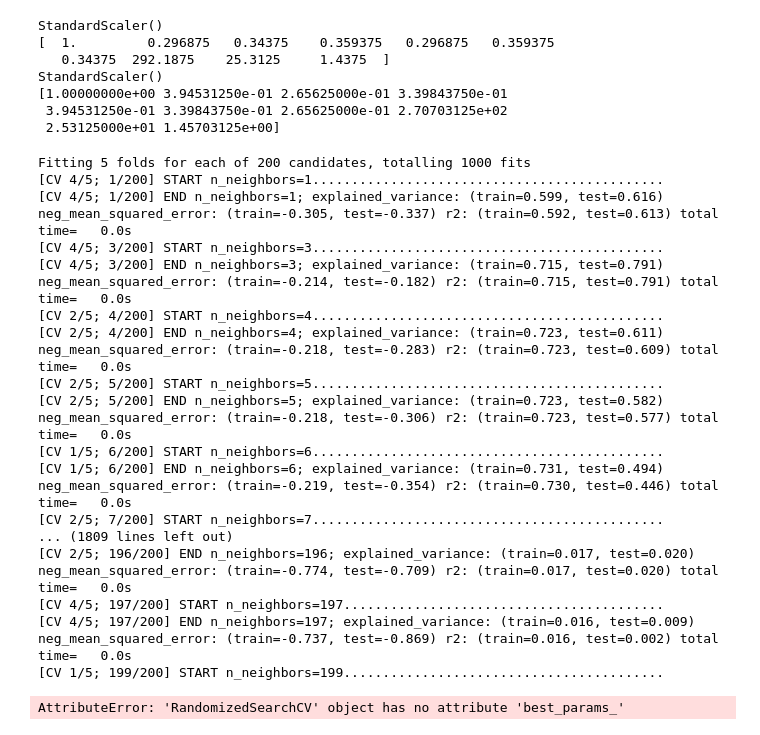
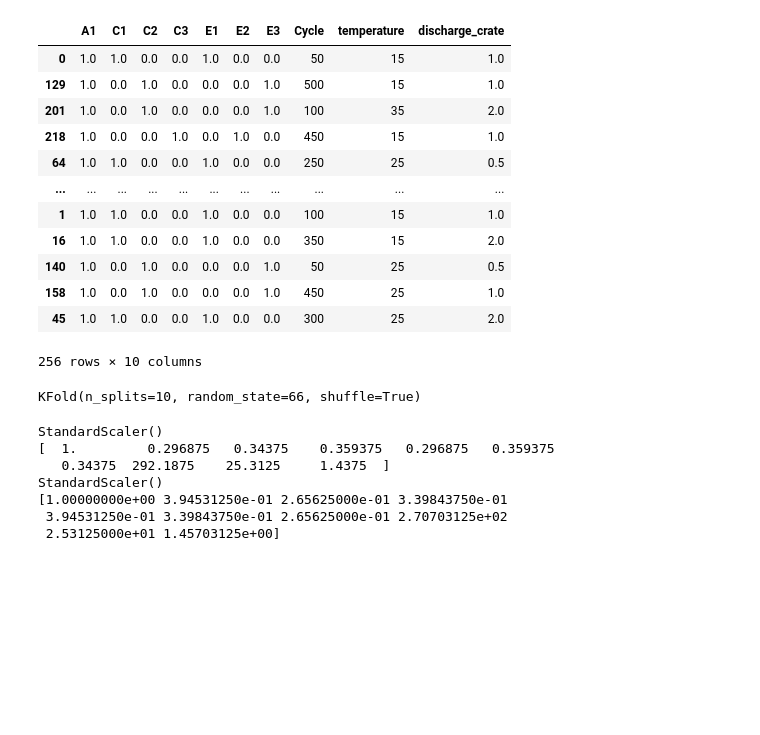
Before and after one commit to SZ-Jasper/SELEC, a Jupyter notebook: supplementary/KNN_Regression.ipynb, the cells around one changed output. Cells and saved outputs as stored; diff of their text form; code cells hidden in the pictures; blank space fills up the shorter version.

```diff
--- a/supplementary/KNN_Regression.ipynb
+++ b/supplementary/KNN_Regression.ipynb
@@ -43,18 +64,16 @@ df_battery = pd.concat([ACE, df_battery],axis=1)
 # %%
-data = df_battery
+data = df_enbattery
 
 np.random.seed(66)
-def data_split (data, test_ratio):
-    df = pd.DataFrame(data)
-    total_row = df.shape[0]
+def data_split (df_enbattery, test_ratio):
 
+    total_row = df_enbattery.shape[0]
     test_row = round(total_row *test_ratio)
-
     train_row = total_row -test_row
 
     indices =np.random.permutation(total_row)
     train_indx, test_idx =indices[:train_row], indices[train_row:]
-    train,test = df.iloc[train_indx,:], df.iloc[test_idx,:]
+    train,test = df_enbattery.iloc[train_indx,:], df_enbattery.iloc[test_idx,:]
     X_test = test[['A1','C1','C2','C3','E1','E2','E3','Cycle','temperature','discharge_crate']]
 #    y_test = test[['Charge_Capacity (Ah)']]
     y_test = test[['Discharge_Capacity (Ah)']]
@@ -62,6 +81,7 @@ def data_split (data, test_ratio):
 #    y_test = test[['Discharge_Energy (Wh)']]
 #    y_test = test[['Coulombic_Efficiency (%)']]
 #    y_test = test[['Energy_Efficiency (%)']]
+
     X_train = train[['A1','C1','C2','C3','E1','E2','E3','Cycle','temperature','discharge_crate']]
 #    y_train = train[['Charge_Capacity (Ah)']]
     y_train = train[['Discharge_Capacity (Ah)']]
@@ -72,4 +92,20 @@ def data_split (data, test_ratio):
     return train,test,X_train,y_train,X_test,y_test
 
 train,test,X_train,y_train,X_test,y_test = data_split(data,0.2)
+# %%
+X_train
+# %% [output]
+|  | A1 | C1 | C2 | C3 | E1 | E2 | E3 | Cycle | temperature | discharge_crate |
+| 0 | 1.0 | 1.0 | 0.0 | 0.0 | 1.0 | 0.0 | 0.0 | 50 | 15 | 1.0 |
+| 129 | 1.0 | 0.0 | 1.0 | 0.0 | 0.0 | 0.0 | 1.0 | 500 | 15 | 1.0 |
+| 201 | 1.0 | 0.0 | 1.0 | 0.0 | 0.0 | 0.0 | 1.0 | 100 | 35 | 2.0 |
+| 218 | 1.0 | 0.0 | 0.0 | 1.0 | 0.0 | 1.0 | 0.0 | 450 | 15 | 1.0 |
+| 64 | 1.0 | 1.0 | 0.0 | 0.0 | 1.0 | 0.0 | 0.0 | 250 | 25 | 0.5 |
+| ... | ... | ... | ... | ... | ... | ... | ... | ... | ... | ... |
+| 1 | 1.0 | 1.0 | 0.0 | 0.0 | 1.0 | 0.0 | 0.0 | 100 | 15 | 1.0 |
+| 16 | 1.0 | 1.0 | 0.0 | 0.0 | 1.0 | 0.0 | 0.0 | 350 | 15 | 2.0 |
+| 140 | 1.0 | 0.0 | 1.0 | 0.0 | 0.0 | 0.0 | 1.0 | 50 | 25 | 0.5 |
+| 158 | 1.0 | 0.0 | 1.0 | 0.0 | 0.0 | 0.0 | 1.0 | 450 | 25 | 1.0 |
+| 45 | 1.0 | 1.0 | 0.0 | 0.0 | 1.0 | 0.0 | 0.0 | 300 | 25 | 2.0 |
+256 rows × 10 columns
 # %%
@@ -77,5 +113,9 @@ train,test,X_train,y_train,X_test,y_test = data_split(data,0.2)
 kf = KFold(n_splits=10,random_state =66,shuffle= True)
 #print(X_test,y_test,X_train,y_train)
+# %%
+print(kf)
+# %% [output]
+KFold(n_splits=10, random_state=66, shuffle=True)
 # %%
 #Data scaling, algorithms that use distance measures are affected by the scale of numerical input variables
 #Standardization assumes that your observations fit a Guassian distribution with well-behaved mean and standard deviation
@@ -96,49 +136,3 @@ StandardScaler()
 [1.00000000e+00 3.94531250e-01 2.65625000e-01 3.39843750e-01
  3.94531250e-01 3.39843750e-01 2.65625000e-01 2.70703125e+02
  2.53125000e+01 1.45703125e+00]
-# %%
-#tuning hyperparameters
-rand_para = {'n_neighbors':range(1,201)}
-
-svm_model =KNeighborsRegressor()
-n_iteration = 200
-Scoring = ['explained_variance','neg_mean_squared_error',"r2"]
-random_search = RandomizedSearchCV(svm_model,
-                                   param_distributions=rand_para,
-                                   cv =5,
-                                   scoring=Scoring,
-                                   error_score=0,
-                                   random_state=66,
-                                   return_train_score=True,
-                                   n_jobs=-1,
-                                   n_iter=n_iteration,
-                                   verbose=10,
-                                   refit=False)
-
-
-
-random_search.fit(X_train,y_train)
-
-#y_predict=random_search.predict(X_test)
-#math.sqrt(stcs.mean((y_predict-y_test)**2))
-
-print('Best hyperparameters: ', random_search.best_params_)
-# %% [output]
-Fitting 5 folds for each of 200 candidates, totalling 1000 fits
-[CV 4/5; 1/200] START n_neighbors=1.............................................
-[CV 4/5; 1/200] END n_neighbors=1; explained_variance: (train=0.599, test=0.616) neg_mean_squared_error: (train=-0.305, test=-0.337) r2: (train=0.592, test=0.613) total time=   0.0s
-[CV 4/5; 3/200] START n_neighbors=3.............................................
-[CV 4/5; 3/200] END n_neighbors=3; explained_variance: (train=0.715, test=0.791) neg_mean_squared_error: (train=-0.214, test=-0.182) r2: (train=0.715, test=0.791) total time=   0.0s
-[CV 2/5; 4/200] START n_neighbors=4.............................................
-[CV 2/5; 4/200] END n_neighbors=4; explained_variance: (train=0.723, test=0.611) neg_mean_squared_error: (train=-0.218, test=-0.283) r2: (train=0.723, test=0.609) total time=   0.0s
-[CV 2/5; 5/200] START n_neighbors=5.............................................
-[CV 2/5; 5/200] END n_neighbors=5; explained_variance: (train=0.723, test=0.582) neg_mean_squared_error: (train=-0.218, test=-0.306) r2: (train=0.723, test=0.577) total time=   0.0s
-[CV 1/5; 6/200] START n_neighbors=6.............................................
-[CV 1/5; 6/200] END n_neighbors=6; explained_variance: (train=0.731, test=0.494) neg_mean_squared_error: (train=-0.219, test=-0.354) r2: (train=0.730, test=0.446) total time=   0.0s
-[CV 2/5; 7/200] START n_neighbors=7.............................................
-... (1809 lines left out)
-[CV 2/5; 196/200] END n_neighbors=196; explained_variance: (train=0.017, test=0.020) neg_mean_squared_error: (train=-0.774, test=-0.709) r2: (train=0.017, test=0.020) total time=   0.0s
-[CV 4/5; 197/200] START n_neighbors=197.........................................
-[CV 4/5; 197/200] END n_neighbors=197; explained_variance: (train=0.016, test=0.009) neg_mean_squared_error: (train=-0.737, test=-0.869) r2: (train=0.016, test=0.002) total time=   0.0s
-[CV 1/5; 199/200] START n_neighbors=199.........................................
-AttributeError: 'RandomizedSearchCV' object has no attribute 'best_params_'
```
Also changed, not shown: parts of 34 cells of this notebook, 1 other file.
